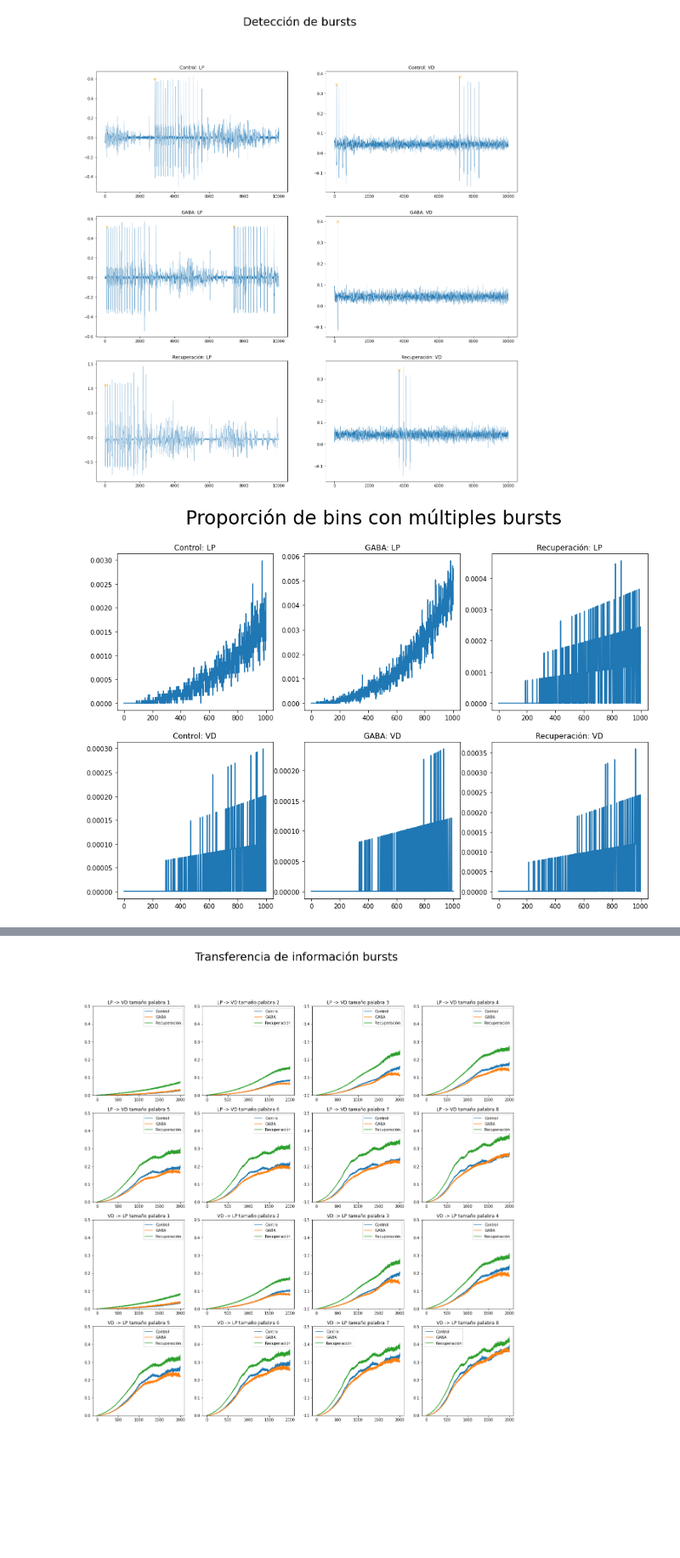
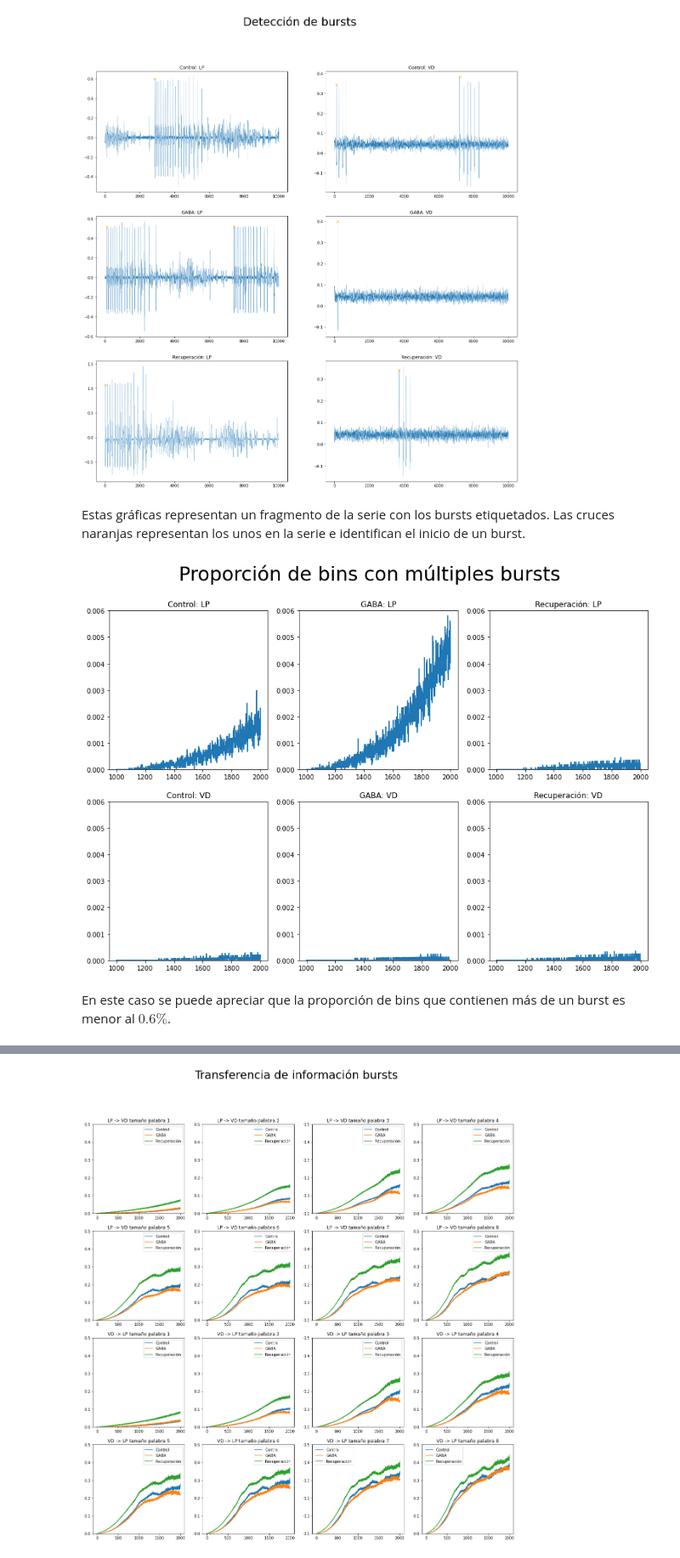
Before and after one commit to OscarGB/MUCD-TI, a Jupyter notebook: TI_practica.ipynb, the cells around one changed output, grey strips where cells are left out. Shown at 85% size. Cells and saved outputs as stored; diff of their text form; code cells hidden in the pictures; blank space fills up the shorter version.

```diff
--- a/TI_practica.ipynb
+++ b/TI_practica.ipynb
@@ -205,11 +207,11 @@ for i in range(len(from_files)):
 
     plt.subplot(2, 3, i+1)
     plt.plot(ers_LP)
-    plt.ylim((0,0.016))
+    plt.ylim((0,0.020))
     plt.title(f"{titles[i]}: LP")
 
     plt.subplot(2, 3, i+4)
     plt.plot(ers_VD)
-    plt.ylim((0,0.016))
+    plt.ylim((0,0.020))
     plt.title(f"{titles[i]}: VD")
 # %% [output]
@@ -452,4 +454,5 @@ for w in range(1,9):
             plt.plot(data["mutual_info"][f"word_len {w}"], label=labels[i])
     plt.legend()
     plt.title(f"Tamaño palabra {w}")
+    plt.ylim((0,0.25))
 # %% [output]
@@ -496,7 +500,7 @@ for i in range(len(from_files)):
     plt.hist(w,bins=1000)
     plt.axvline(x=1000, color='k')
     plt.xlim((0, 10000))
-    plt.ylim((0,100))
+    plt.ylim((0,1000))
     plt.title(f"{titles[i]}: LP")
 
     w = df.index[df.VD_bin > 0]
@@ -506,6 +510,6 @@ for i in range(len(from_files)):
     plt.hist(w,bins=1000)
     plt.axvline(x=1000, color='k')
     plt.xlim((0, 10000))
-    plt.ylim((0,100))
+    plt.ylim((0,1000))
     plt.title(f"{titles[i]}: VD")
 # %% [output]
@@ -546,29 +550,35 @@ for i in range(len(from_files)):
     plt.title(f"{titles[i]}: VD")
 # %% [output]
 [figure]
+# %% [markdown]
+Estas gráficas representan un fragmento de la serie con los bursts etiquetados. Las cruces naranjas representan los unos en la serie e identifican el inicio de un burst.
 # %%
 from_files = ["./DatosSinapsisArtificial/TrozoC_bin.csv",
               "./DatosSinapsisArtificial/TrozoG_bin.csv",
               "./DatosSinapsisArtificial/TrozoR_bin.csv"]
 titles = ["Control", "GABA", "Recuperación"]
 fig = plt.figure(figsize=(15,10))
 fig.suptitle("Proporción de bins con múltiples bursts", fontsize=30)
 for i in range(len(from_files)):
     df = pd.read_csv(from_files[i], usecols=['LP_bin', 'VD_bin'])
     df = get_bursts(df, 1000, ['LP_bin', 'VD_bin'], ["LP_burst", "VD_burst"])[["LP_burst", "VD_burst"]]
     df = df.astype({"LP_burst":'u1', "VD_burst":'u1'})
 
     ers = [get_error_proportion(df, i) for i in range(1000,2001)]
     ers_LP = [a.LP_burst for a in ers]
     ers_VD = [a.VD_burst for a in ers]
 
     plt.subplot(2, 3, i+1)
-    plt.plot(ers_LP)
+    plt.plot(range(1000,2001), ers_LP)
     plt.title(f"{titles[i]}: LP")
+    plt.ylim((0,0.006))
 
     plt.subplot(2, 3, i+4)
-    plt.plot(ers_VD)
+    plt.plot(range(1000,2001), ers_VD)
     plt.title(f"{titles[i]}: VD")
+    plt.ylim((0,0.006))
 # %% [output]
-[figure, old version]
+[figure, new version]
+# %% [markdown]
+En este caso se puede apreciar que la proporción de bins que contienen más de un burst es menor al $0.6\%$.
 # %% [raw]
```
Also changed, not shown: parts of 14 cells of this notebook, 1 other file.
